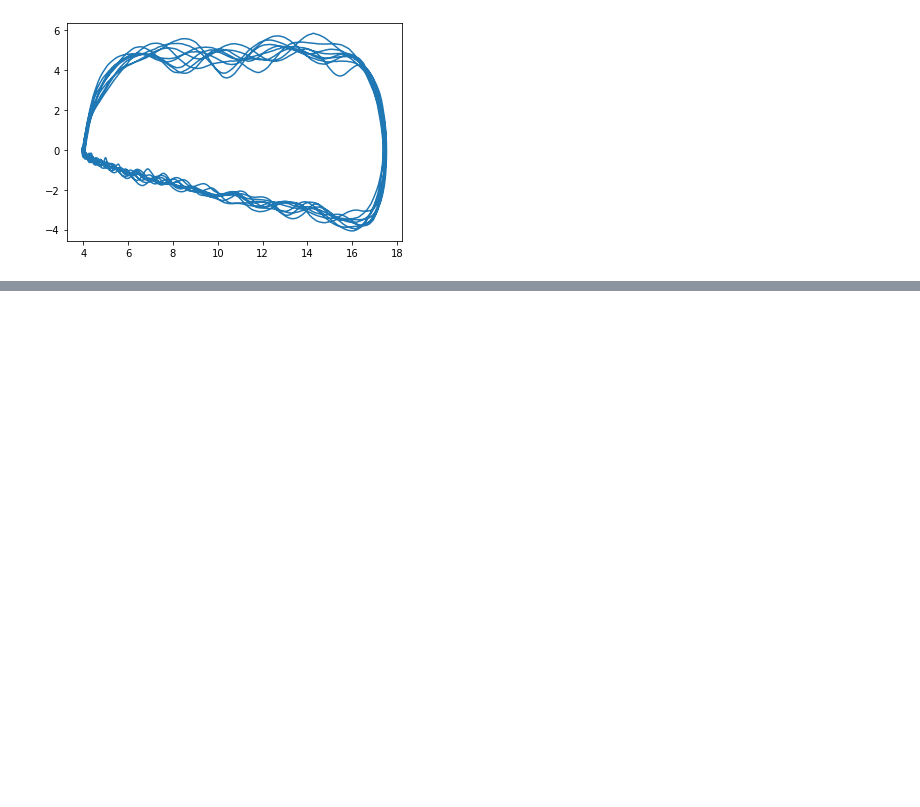
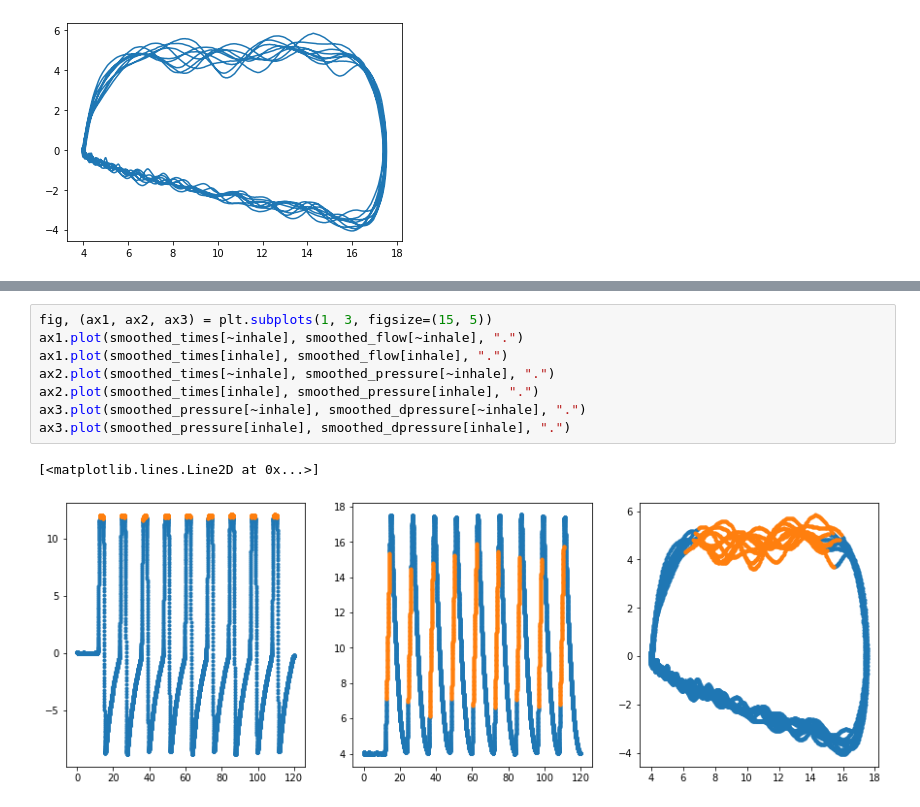
Before and after one commit to Princeton-Penn-Vents/princeton-penn-flowmeter, a Jupyter notebook: analysis/first-try.ipynb, the cells around one changed output, grey strips where cells are left out. Saved outputs shown, nothing was run; the diff lists cells and outputs as text; blank space fills up the shorter version.

```diff
--- a/analysis/first-try.ipynb
+++ b/analysis/first-try.ipynb
@@ -140,0 +151,11 @@ plt.plot(smoothed_pressure, smoothed_dpressure)
+# %%
+fig, (ax1, ax2, ax3) = plt.subplots(1, 3, figsize=(15, 5))
+ax1.plot(smoothed_times[~inhale], smoothed_flow[~inhale], ".")
+ax1.plot(smoothed_times[inhale], smoothed_flow[inhale], ".")
+ax2.plot(smoothed_times[~inhale], smoothed_pressure[~inhale], ".")
+ax2.plot(smoothed_times[inhale], smoothed_pressure[inhale], ".")
+ax3.plot(smoothed_pressure[~inhale], smoothed_dpressure[~inhale], ".")
+ax3.plot(smoothed_pressure[inhale], smoothed_dpressure[inhale], ".")
+# %% [output]
+[<matplotlib.lines.Line2D at 0x...>]
+[figure, added]
```
Also changed, not shown: parts of 8 cells of this notebook.
